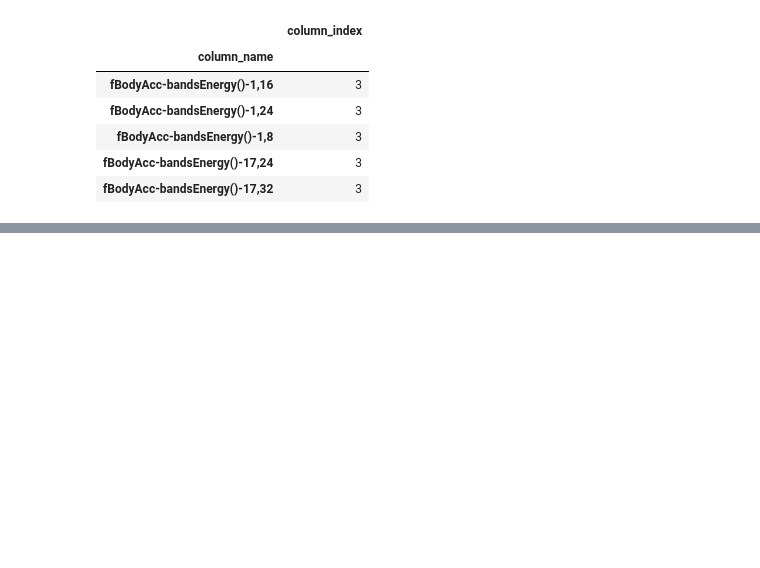
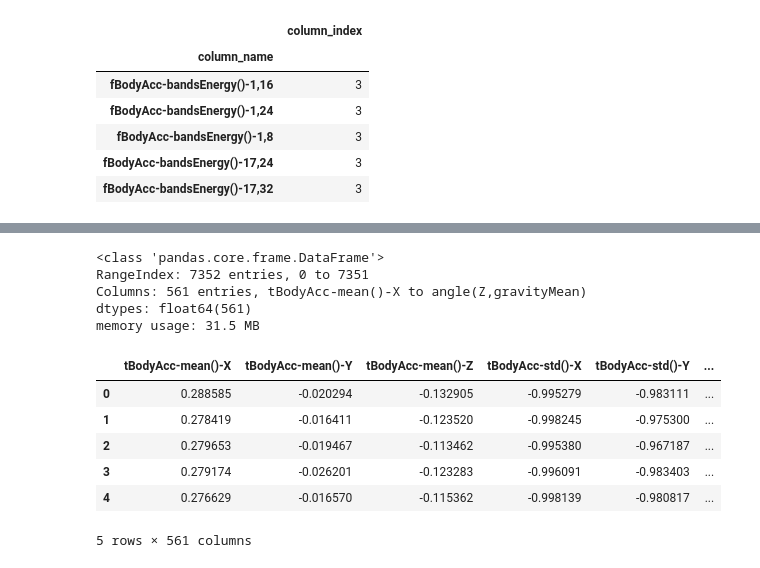
Before and after one commit to Yubin-Hong/python_machine_learning_guide, a Jupyter notebook: 4-1,2_Classification_DecisionTree.ipynb, the cells around one changed output, grey strips where cells are left out. Cells and saved outputs as stored; diff of their text form; code cells hidden in the pictures; blank space fills up the shorter version.

```diff
--- a/4-1,2_Classification_DecisionTree.ipynb
+++ b/4-1,2_Classification_DecisionTree.ipynb
@@ -230,7 +230,8 @@ def get_new_feature_name_df(old_feature_name_df):
 
     feature_dup_df = feature_dup_df.reset_index()
     new_feature_name_df = pd.merge(old_feature_name_df.reset_index(), feature_dup_df, how='outer')
-    new_feature_name_df['column_name'] = new_feature_name_df[['column_name', 'dup_cnt']].apply(lambda x:
-                                                                 x[0]+'_'+str(x[1]) if x[1] >0 else x[0], axis=1)
+    new_feature_name_df['column_name'] = new_feature_name_df[['column_name', 'dup_cnt']].apply\
+                                        (lambda x: x[0]+'_'+str(x[1]) if x[1] >0 else x[0], axis=1)
     new_feature_name_df = new_feature_name_df.drop(['index'], axis=1)
     return new_feature_name_df
+get_new_feature_name_df(feature_name_df).info()
@@ -236,0 +249,34 @@ def get_new_feature_name_df(old_feature_name_df):
+# %%
+def get_human_dataset():
+    feature_name_df = pd.read_csv(r'.\UCI HAR Dataset\features.txt', sep='\s+',
+                                  header=None, names=['column_index', 'column_name'])
+    new_feature_name_df = get_new_feature_name_df(feature_name_df)
+
+    feature_name = new_feature_name_df.iloc[:,1].values.tolist()
+
+    X_train = pd.read_csv(r'.\UCI HAR Dataset\train\X_train.txt', sep='\s+', names=feature_name)
+    X_test = pd.read_csv(r'.\UCI HAR Dataset\test\X_test.txt', sep='\s+', names=feature_name)
+    y_train = pd.read_csv(r'.\UCI HAR Dataset\train\y_train.txt', sep='\s+', header=None, names=['action'])
+    y_test = pd.read_csv(r'.\UCI HAR Dataset\test\y_test.txt', sep='\s+', header=None, names=['action'])
+
+    return X_train, X_test, y_train, y_test
+
+X_train, X_test, y_train, y_test = get_human_dataset()
+# %%
+X_train.info()
+# %% [output]
+<class 'pandas.core.frame.DataFrame'>
+RangeIndex: 7352 entries, 0 to 7351
+Columns: 561 entries, tBodyAcc-mean()-X to angle(Z,gravityMean)
+dtypes: float64(561)
+memory usage: 31.5 MB
+# %%
+X_train.head()
+# %% [output]
+|  | tBodyAcc-mean()-X | tBodyAcc-mean()-Y | tBodyAcc-mean()-Z | tBodyAcc-std()-X | tBodyAcc-std()-Y | ... |
+| 0 | 0.288585 | -0.020294 | -0.132905 | -0.995279 | -0.983111 | ... |
+| 1 | 0.278419 | -0.016411 | -0.123520 | -0.998245 | -0.975300 | ... |
+| 2 | 0.279653 | -0.019467 | -0.113462 | -0.995380 | -0.967187 | ... |
+| 3 | 0.279174 | -0.026201 | -0.123283 | -0.996091 | -0.983403 | ... |
+| 4 | 0.276629 | -0.016570 | -0.115362 | -0.998139 | -0.980817 | ... |
+5 rows × 561 columns
```
Also changed, not shown: parts of 12 cells of this notebook.
